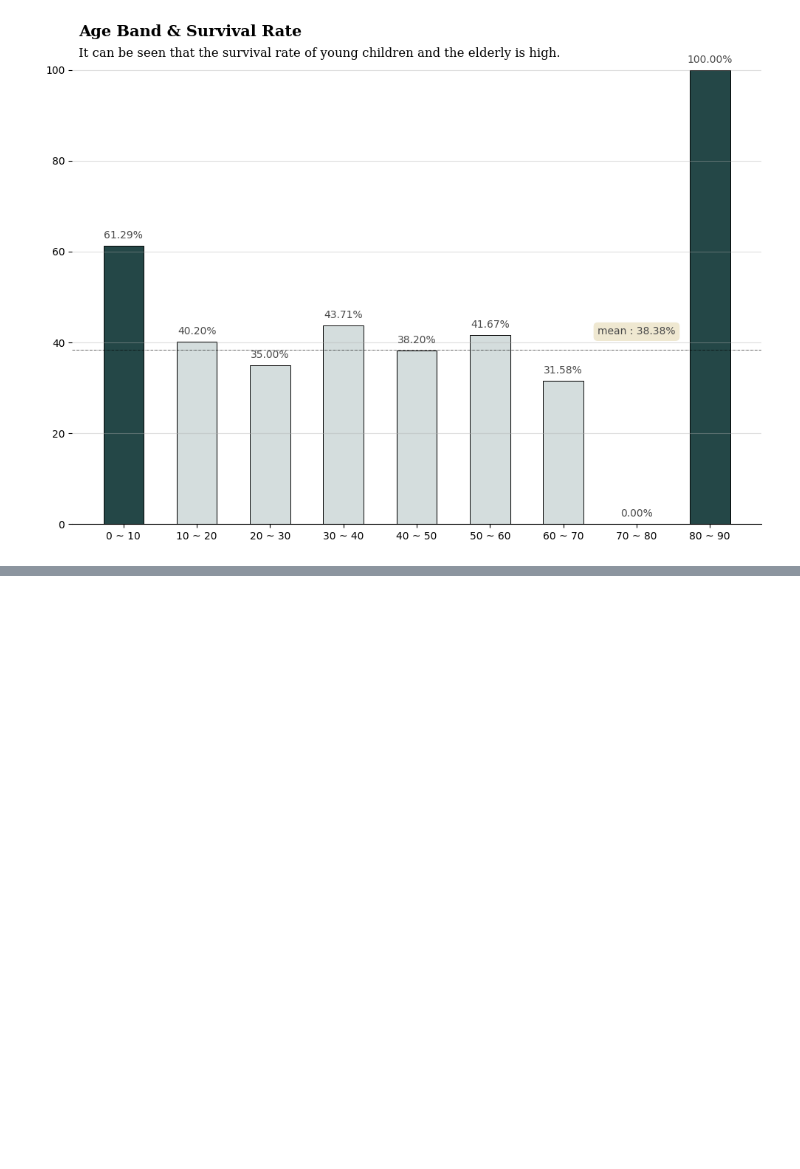
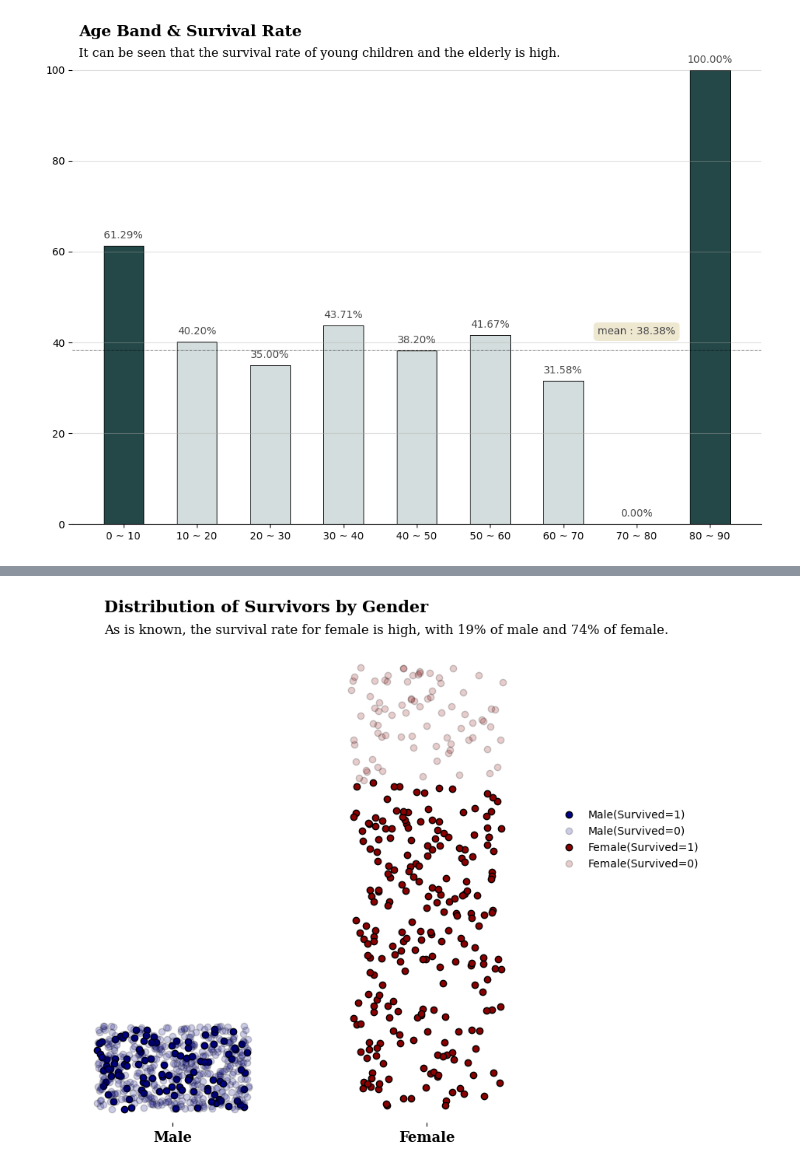
Before and after one commit to VirajBhagiya/Exploratory-data-analysis, a Jupyter notebook: Titanic.ipynb, the cells around one changed output, grey strips where cells are left out. Drawn from its saved outputs; the diff is of its cells as text; code cells hidden in the pictures; blank space fills up the shorter version.

```diff
--- a/Titanic.ipynb
+++ b/Titanic.ipynb
@@ -204,0 +215,5 @@ plt.show()
+# %%
+male_pos = np.random.uniform(0, male_rate, len(data[(data['Sex']=='male') & (data['Survived']==1)]))
+male_neg = np.random.uniform(0, male_rate, len(data[(data['Sex']=='male') & (data['Survived']==0)]))
+female_pos = np.random.uniform(0, female_rate, len(data[(data['Sex']=='female') & (data['Survived']==1)]))
+female_neg = np.random.uniform(1, female_rate, len(data[(data['Sex']=='female') & (data['Survived']==0)]))
@@ -204,0 +224,30 @@ plt.show()
+# %%
+fig, ax = plt.subplots(1, 1, figsize=(9, 7))
+
+np.random.seed(42)
+
+ax.scatter(np.random.uniform(-0.3, 0.3, len(male_pos)), male_pos, color='darkblue', edgecolor='black', label='Male(Survived=1)')
+ax.scatter(np.random.uniform(-0.3, 0.3, len(male_neg)), male_neg, color='darkblue', edgecolor='black', alpha=0.2, label='Male(Survived=0)')
+
+ax.scatter(1+np.random.uniform(-0.3, 0.3, len(female_pos)), female_pos, color='darkred', edgecolor='black', label='Female(Survived=1)')
+ax.scatter(1+np.random.uniform(-0.3, 0.3, len(female_neg)), female_neg, color='darkred', edgecolor='black', alpha=0.2, label='Female(Survived=0)')
+
+ax.set_xlim([-0.5, 2.0])
+ax.set_ylim([-0.03, 1.1])
+
+ax.set_xticks([0, 1])
+ax.set_xticklabels(['Male', 'Female'], fontweight='bold', fontfamily='serif', fontsize=13)
+ax.set_yticks([], minor=False)
+ax.set_ylabel('')
+
+for s in ["top", "right", "left", "bottom"] :
+    ax.spines[s].set_visible(False)
+
+fig.text(0.1, 1, 'Distribution of Survivors by Gender', fontweight='bold', fontfamily='serif', fontsize=15)
+fig.text(0.1, 0.96, 'As is known, the survival rate for female is high, with 19% of male and 74% of female.', fontweight='light', fontfamily='serif', fontsize=12)
+
+ax.legend(loc=(0.8, 0.5), edgecolor='None')
+plt.tight_layout()
+plt.show()
+# %% [output]
+[figure, added]
```
Also changed, not shown: parts of 2 cells of this notebook.
